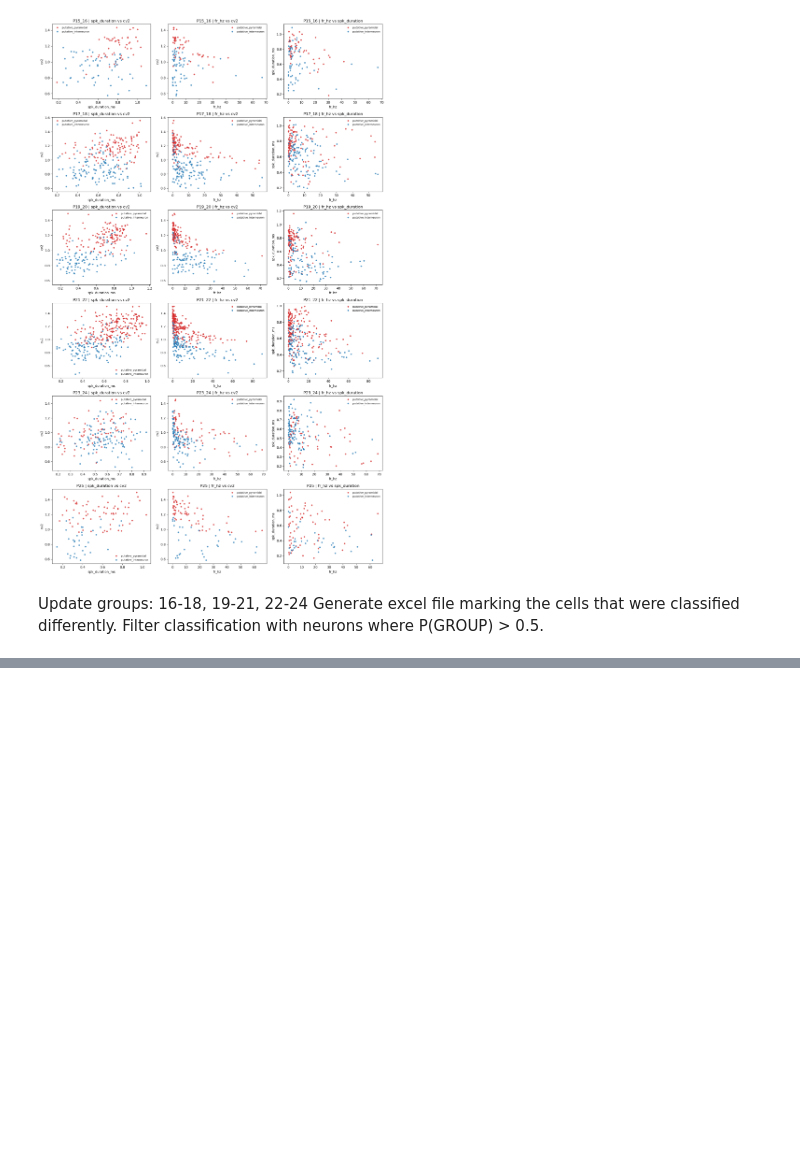
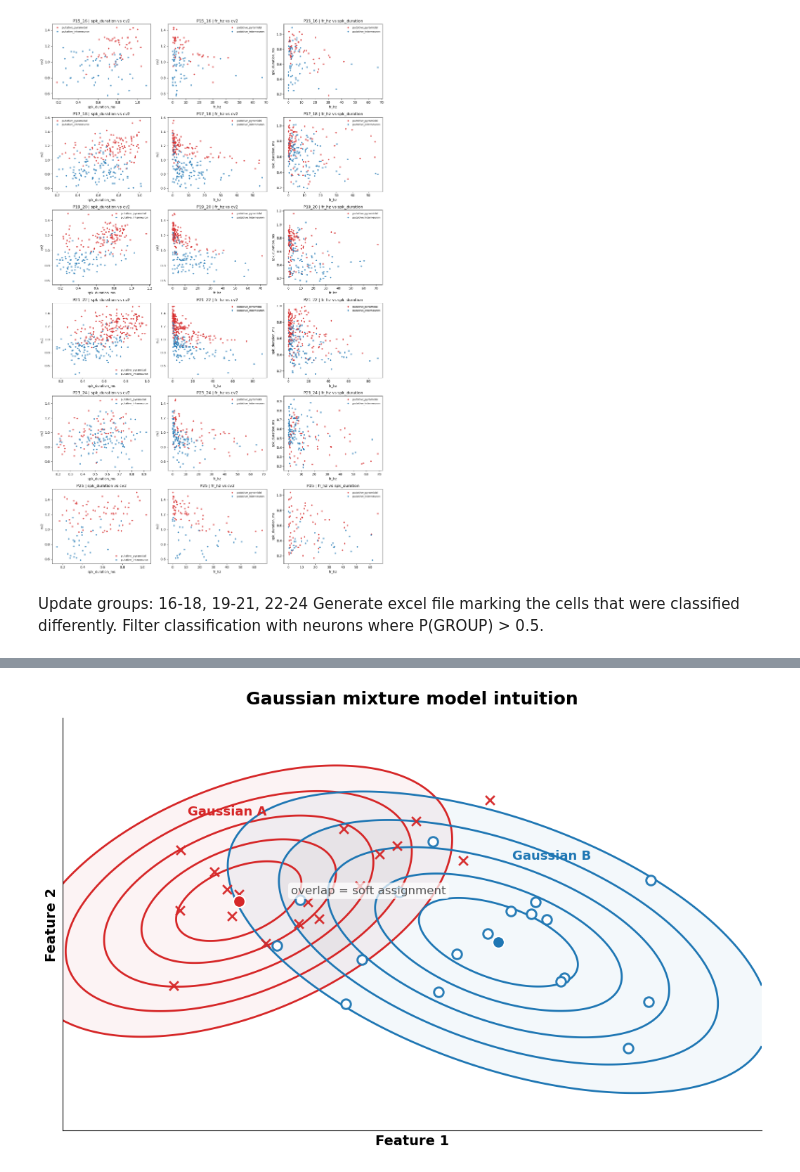
Before and after one commit to tadex909/CA1-cellclass, a Jupyter notebook: notebooks/feature_set_experiments_best_by_age.ipynb, the cells around one changed output, grey strips where cells are left out. Saved outputs shown, nothing was run; the diff lists cells and outputs as text; code cells hidden in the pictures; blank space fills up the shorter version.

```diff
--- a/notebooks/feature_set_experiments_best_by_age.ipynb
+++ b/notebooks/feature_set_experiments_best_by_age.ipynb
@@ -735,0 +766,83 @@ Features used in run_config.json:
+# %%
+# Presentation-style GMM intuition plot
+rng = np.random.default_rng(7)
+
+def gaussian_pdf_grid(xx, yy, mean, cov):
+    pos = np.dstack((xx, yy))
+    inv = np.linalg.inv(cov)
+    det = np.linalg.det(cov)
+    norm = 1.0 / np.sqrt((2 * np.pi) ** 2 * det)
+    diff = pos - mean
+    expo = np.einsum("...i,ij,...j->...", diff, inv, diff)
+    return norm * np.exp(-0.5 * expo)
+
+mean_a = np.array([1.8, 2.7])
+cov_a = np.array([[1.15, 0.45], [0.45, 0.85]])
+mean_b = np.array([4.6, 2.1])
+cov_b = np.array([[1.85, -0.70], [-0.70, 1.05]])
+
+samples_a = rng.multivariate_normal(mean_a, cov_a, size=18)
+samples_b = rng.multivariate_normal(mean_b, cov_b, size=18)
+
+x_min = min(samples_a[:, 0].min(), samples_b[:, 0].min(), mean_a[0], mean_b[0]) - 1.2
+x_max = max(samples_a[:, 0].max(), samples_b[:, 0].max(), mean_a[0], mean_b[0]) + 1.2
+y_min = min(samples_a[:, 1].min(), samples_b[:, 1].min(), mean_a[1], mean_b[1]) - 1.2
+y_max = max(samples_a[:, 1].max(), samples_b[:, 1].max(), mean_a[1], mean_b[1]) + 1.2
+
+xx, yy = np.meshgrid(
+    np.linspace(x_min, x_max, 400),
+    np.linspace(y_min, y_max, 400),
+)
+zz_a = gaussian_pdf_grid(xx, yy, mean_a, cov_a)
+zz_b = gaussian_pdf_grid(xx, yy, mean_b, cov_b)
+overlap = np.minimum(zz_a / zz_a.max(), zz_b / zz_b.max())
+overlap_center = 0.5 * (mean_a + mean_b) + np.array([0.0, 0.45])
+
+color_a = "#d62728"
+color_b = "#1f77b4"
+levels_a = zz_a.max() * np.array([0.10, 0.22, 0.40, 0.62, 0.82])
+levels_b = zz_b.max() * np.array([0.10, 0.22, 0.40, 0.62, 0.82])
+
+fig, ax = plt.subplots(figsize=(10.5, 6.8))
+
+ax.contourf(xx, yy, zz_a, levels=[levels_a[0], zz_a.max()], colors=[color_a], alpha=0.05)
+ax.contourf(xx, yy, zz_b, levels=[levels_b[0], zz_b.max()], colors=[color_b], alpha=0.05)
+ax.contourf(xx, yy, overlap, levels=[0.22, overlap.max()], colors=["#9a9a9a"], alpha=0.10)
+
+ax.contour(xx, yy, zz_a, levels=levels_a, colors=color_a, linewidths=2.0)
+ax.contour(xx, yy, zz_b, levels=levels_b, colors=color_b, linewidths=2.0)
+
+ax.scatter(samples_a[:, 0], samples_a[:, 1], marker="x", s=85, linewidths=2.0, c=color_a, alpha=0.95, zorder=3)
+ax.scatter(samples_b[:, 0], samples_b[:, 1], marker="o", s=95, facecolors="white", edgecolors=color_b, linewidths=2.1, alpha=0.95, zorder=3)
+ax.scatter(*mean_a, s=150, color=color_a, edgecolors="white", linewidths=1.6, zorder=4)
+ax.scatter(*mean_b, s=150, color=color_b, edgecolors="white", linewidths=1.6, zorder=4)
+
+ax.text(mean_a[0] - 0.55, mean_a[1] + 1.25, "Gaussian A", color=color_a, fontsize=13, fontweight="bold")
+ax.text(mean_b[0] + 0.15, mean_b[1] + 1.20, "Gaussian B", color=color_b, fontsize=13, fontweight="bold")
+ax.text(
+    overlap_center[0],
+    overlap_center[1],
+    "overlap = soft assignment",
+    color="#555555",
+    fontsize=12,
+    ha="center",
+    va="center",
+    bbox=dict(boxstyle="round,pad=0.25", facecolor="white", edgecolor="none", alpha=0.72),
+)
+
+ax.set_title("Gaussian mixture model intuition", fontsize=18, fontweight="bold", pad=14)
+ax.set_xlabel("Feature 1", fontsize=14, fontweight="semibold")
+ax.set_ylabel("Feature 2", fontsize=14, fontweight="semibold")
+ax.set_xlim(x_min, x_max)
+ax.set_ylim(y_min, y_max)
+ax.set_xticks([])
+ax.set_yticks([])
+ax.grid(True, alpha=0.18, linewidth=0.6)
+ax.set_axisbelow(True)
+ax.spines["top"].set_visible(False)
+ax.spines["right"].set_visible(False)
+
+plt.tight_layout()
+plt.show()
+# %% [output]
+[figure, added]
```
Also changed, not shown: parts of 2 cells of this notebook, 8 other files.
